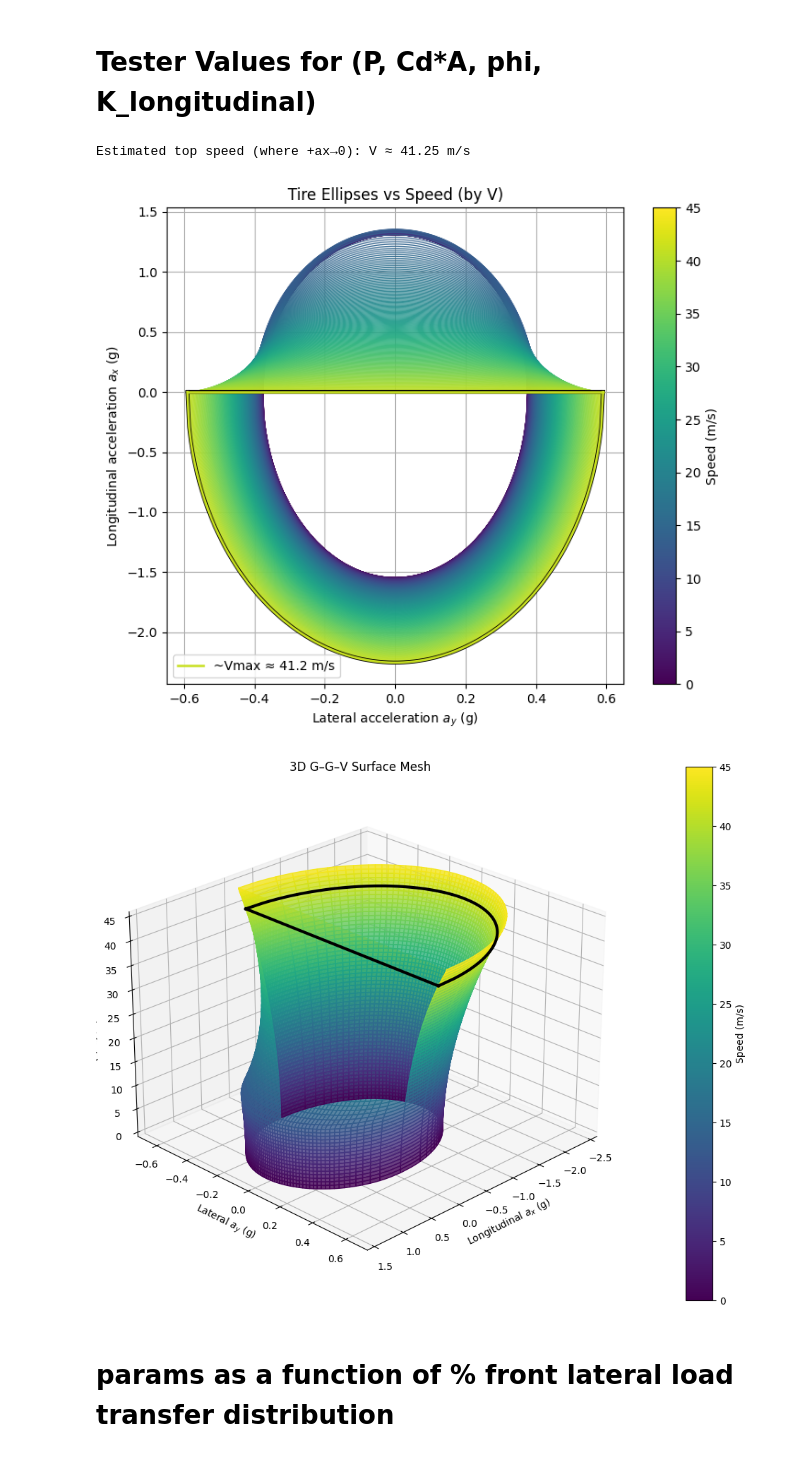
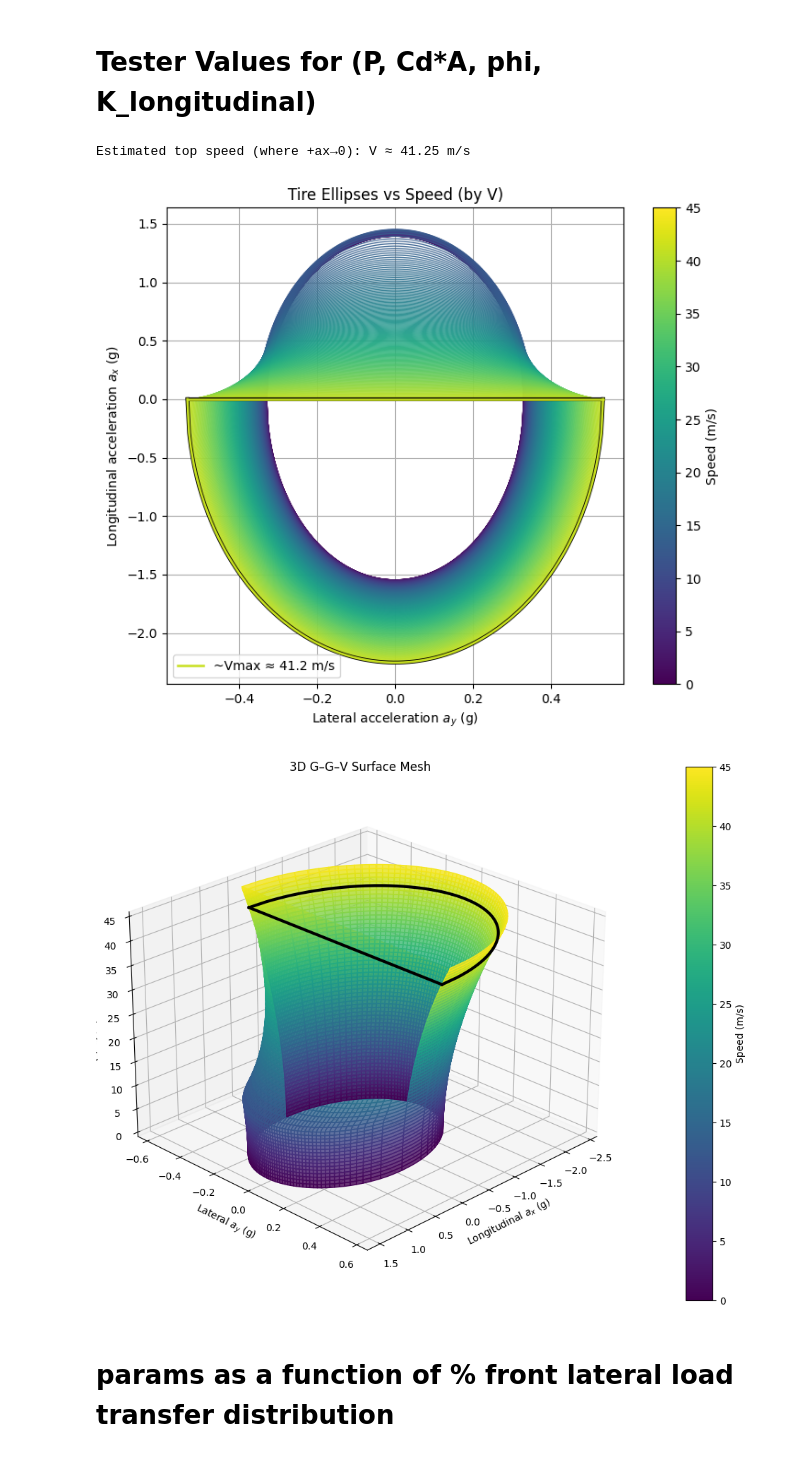
Before and after one commit to Formula-Electric-Berkeley/FEBSim, a Jupyter notebook: GGV_plot/GGV_TireEllipses_Final.ipynb, the cells around one changed output. Drawn from its saved outputs; the diff is of its cells as text; code cells hidden in the pictures.

```diff
--- a/GGV_plot/GGV_TireEllipses_Final.ipynb
+++ b/GGV_plot/GGV_TireEllipses_Final.ipynb
@@ -474,7 +474,12 @@ def aero_drag_force(V):
 def B_lat(Fz): return -0.3488 - 0.0003*Fz - 1.3e-7*(Fz**2)
 def C_lat(Fz): return 0.55092222 - 0.00244369*Fz - 1.0e-6*(Fz**2)
 def D_lat(Fz): return 338.399 - 1.97694*Fz
-def E_lat(Fz): return 0.35539 + 31.2449*np.exp(0.0164059*Fz)
+def E_lat(Fz):
+    # Cap Fz at a reasonable maximum (e.g., 5000N or 8000N)
+    # This term for some reason will blow up if the force is too much...keep it constant after a certian amoutn
+    Fz_capped = np.clip(Fz, 0, 8000)
+    return 0.35539 + 31.2449 * np.exp(0.0164059 * Fz_capped)
+
 def F_lat(Fz): return -0.0233809 - 1.77392e-4*Fz - 1.21226e-7*(Fz**2)
 
 # See Appendix of SAE-2011-01-0094 for how this is calculated
@@ -586,7 +591,6 @@ def peak_longitudinal(load, max_slip_angle_deg=25.0, max_slip_ratio=0.15):
 
 
 
-
 def per_wheel_loads(V, ax, ay, m=M, g=G, wheelbase=WHEELBASE, track=TRACK, h_cg=H_CG, front_static_frac=FRONT_STATIC_FRAC,
                     rho=RHO, Cl=CL, A=A,
                     aero_front_balance=AERO_FRONT_BALANCE,
@@ -626,8 +630,8 @@ def per_wheel_loads(V, ax, ay, m=M, g=G, wheelbase=WHEELBASE, track=TRACK, h_cg=
     dF_lat_r = (1 - phi_front) * dF_lat_total
     sign = 1.0 if ay > 0 else (-1.0 if ay < 0 else 0.0)
 
-    Fz_fl -= sign * (dF_lat_f * 0.5); Fz_fr += sign * (dF_lat_f * 0.5)
-    Fz_rl -= sign * (dF_lat_r * 0.5); Fz_rr += sign * (dF_lat_r * 0.5)
+    Fz_fl -= sign * dF_lat_f * 0.5; Fz_fr += sign * dF_lat_f * 0.5
+    Fz_rl -= sign * dF_lat_r * 0.5; Fz_rr += sign * dF_lat_r * 0.5
 
     # make sure we dont have to worry about div by 0, NaN/inf
     eps = 1e-3
@@ -636,35 +640,40 @@ def per_wheel_loads(V, ax, ay, m=M, g=G, wheelbase=WHEELBASE, track=TRACK, h_cg=
 # Per-speed tire limits with power & drag cap
 def per_speed_limits(V, k_longitudinal=2, phi_front=PHI_FRONT):
 
-    alpha = 1.0 # Damping factor for the iterative convergence of ay, helps prevent oscillations/divergence NOT TESTed...FOR NOW AT ZERO TO CANCEL FUNCTION
+    ay = 0.0
+    # Pure lateral limit (ax = 0) with roll transfer
+    for _ in range(PER_WHEEL_SPEED_ITERATIONS):
 
-    # Pure lateral limit (ax = 0) with roll transfer
-    ay = 0.0
-    for _ in range(PER_WHEEL_SPEED_ITERATIONS):
         Fz_fl, Fz_fr, Fz_rl, Fz_rr = per_wheel_loads(V, ax=0.0, ay=ay, k_longitudinal=k_longitudinal, phi_front=phi_front)
-        Fy_peaks = [peak_lateral(Fz_fl), peak_lateral(Fz_fr), peak_lateral(Fz_rl), peak_lateral(Fz_rr)]
-        ay_target = sum(Fy_peaks) / M
 
-        ay_new = (1 - alpha) * ay + alpha * ay_target
+        #Get the maximum lateral grip available at EACH axle
+        Fy_front_max = peak_lateral(Fz_fl) + peak_lateral(Fz_fr)
+        Fy_rear_max  = peak_lateral(Fz_rl) + peak_lateral(Fz_rr)
 
-        if abs(ay_new - ay) < 1e-3:
-            ay = ay_new
+        # Calculate the max vehicle acceleration if constrained by the FRONT axle (Understeer Limit)
+        # The front axle must provide a percentage of total lateral force equal to its static weight distribution
+        ay_limit_front = (Fy_front_max / phi_front) / M
+
+        #  Calculate the max vehicle acceleration if constrained by the REAR axle (Oversteer Limit)
+        ay_limit_rear = (Fy_rear_max / (1.0 - phi_front)) / M
+
+        #  The true target is the absolute minimum of these two limits!
+        ay_target = min(ay_limit_front, ay_limit_rear)
+
+
+        if abs(ay_target - ay) < 1e-3:
+            ay = ay_target
             break
 
-        ay = ay_new
+        ay = ay_target
     ay_max = ay
 
     # Pure acceleration limit (ay = 0) with pitch transfer
     ax_accel = 0.0
     for _ in range(PER_WHEEL_SPEED_ITERATIONS):
         Fz_fl, Fz_fr, Fz_rl, Fz_rr = per_wheel_loads(V, ax=ax_accel, ay=0.0, k_longitudinal=k_longitudinal, phi_front=phi_front)
-        if DRIVEN_AXLE == "rear":
-            Fx_sum = peak_longitudinal(Fz_rl) + peak_longitudinal(Fz_rr)
-        elif DRIVEN_AXLE == "front":
-            Fx_sum = peak_longitudinal(Fz_fl) + peak_longitudinal(Fz_fr)
-        else:
-            Fx_sum = (peak_longitudinal(Fz_fl) + peak_longitudinal(Fz_fr) +
-                      peak_longitudinal(Fz_rl) + peak_longitudinal(Fz_rr))
+        Fx_sum = (peak_longitudinal(Fz_fl) + peak_longitudinal(Fz_fr) +
+                    peak_longitudinal(Fz_rl) + peak_longitudinal(Fz_rr))
         ax_tire = Fx_sum / M # tire limited accel (traction limited given the normal modes)
 
         # Power + drag cap
@@ -679,13 +688,12 @@ def per_speed_limits(V, k_longitudinal=2, phi_front=PHI_FRONT):
         # Damping to prevent oscillations/divergence in the iterative solution for ax
         #the min is needed because we these are 2 constraints, so the tire can't push harder than the power allows, or we cant have power pushing more than the tire allows!!
         ax_target = min(ax_tire, ax_pow)
-        ax_new = (1 - alpha) * ax_accel + alpha * ax_target
 
-        if abs(ax_new - ax_accel) < 1e-3:
-            ax_accel = ax_new
+        if abs(ax_target - ax_accel) < 1e-3:
+            ax_accel = ax_target
             break
 
-        ax_accel = ax_new
+        ax_accel = ax_target
     ax_pos_max = ax_accel
 
     # Pure braking limit (ay = 0) with pitch transfer (dont need power cap because here it is just tire limited, we arent supplying any energy here)
@@ -817,7 +825,7 @@ def plot_ellipses_ombre(ellipses_2d, V_highlight=None, cmap_name='viridis', g=G)
 
 
 # Plot 3D GGV (speed on Z-axis), highlight Vmax ellipse as a 3D ring
-def plot_ggv_3d(ggv_points, ellipses_2d, V_highlight=None, cmap_name='viridis', g=9.81):
+def plot_ggv_3d(ggv_points, ellipses_2d, V_highlight=None, cmap_name='viridis', g=G):
     if ggv_points.size == 0:
         print("No GGV points to plot."); return
     V  = ggv_points[:,0]
@@ -883,7 +891,7 @@ def plot_ggv_3d_surface(ellipses_2d, V_highlight=None, cmap_name='viridis', g=G)
     cmap = plt.get_cmap(cmap_name)
     norm = mpl.colors.Normalize(vmin=V_grid.min(), vmax=V_grid.max())
 
-    # 2. Plot the surfaces!
+    # 2. Plot the surfaces
     # Top half (+ax, Acceleration)
     surf1 = ax3d.plot_surface(ax_pos_grid, ay_grid, V_grid,
                              facecolors=cmap(norm(V_grid)),
@@ -930,35 +938,35 @@ def plot_ggv_3d_surface(ellipses_2d, V_highlight=None, cmap_name='viridis', g=G)
 def ellipse_points(ax_pos_max, ax_neg_max, ay_max, n=241):
     ay = np.linspace(-max(ay_max, 1e-12), max(ay_max, 1e-12), n)
     ax_pos =  ax_pos_max * np.sqrt(np.maximum(0.0, 1.0 - (ay/ay_max)**2))
     ax_neg = -ax_neg_max * np.sqrt(np.maximum(0.0, 1.0 - (ay/ay_max)**2))
     return ax_neg, ay, ax_pos
 
 
 # RUN everything:
 CMAP_NAME = 'viridis'
 
 V_list, ellipses_2d, ggv_points, ax_pos_arr = build_ellipses_and_ggv(V_min=0.0, V_max=45.0, nV=241, n_ellipse_pts=241)
 
 # compute Vmax from +ax(V) curve
 V_max_est, i1, i2 = compute_vmax(V_list, ax_pos_arr, thresh=1e-3)
 
 # choose which ellipse to bold/outline --> this would be the top speed
 V_highlight = V_max_est if V_max_est is not None else (V_list[-1] if len(V_list) else None)
 
 # helpful print about top speed
 if V_max_est is None:
     print("Top speed not reached within 0 m/s to 60 m/s (no +ax close to 0 crossing). Highlighting the highest speed in range instead.")
 else:
     print(f"Estimated top speed (where +ax→0): V ≈ {V_max_est:.2f} m/s")
 
 # Draw plots!!
 plot_ellipses_ombre(ellipses_2d, V_highlight=V_highlight, cmap_name=CMAP_NAME, g=G)
 plot_ggv_3d_surface(ellipses_2d, V_highlight=V_highlight, cmap_name=CMAP_NAME, g=G)
 #plot_ggv_3d(ggv_points, ellipses_2d, V_highlight=None, cmap_name='viridis', g=9.81)
 # %% [output]
 Estimated top speed (where +ax→0): V ≈ 41.25 m/s
-[figure, old version]
+[figure, new version]
-[figure, old version]
+[figure, new version]
 # %% [markdown]
 # params as a function of % front lateral load transfer distribution
 # %%
```
Also changed, not shown: parts of 1 cell of this notebook.
